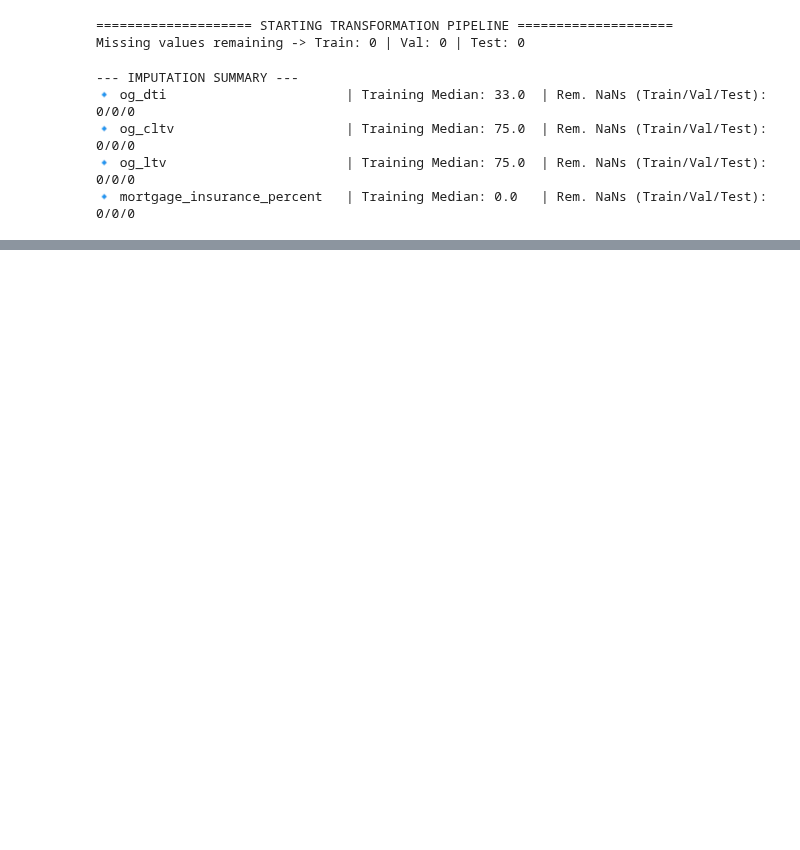
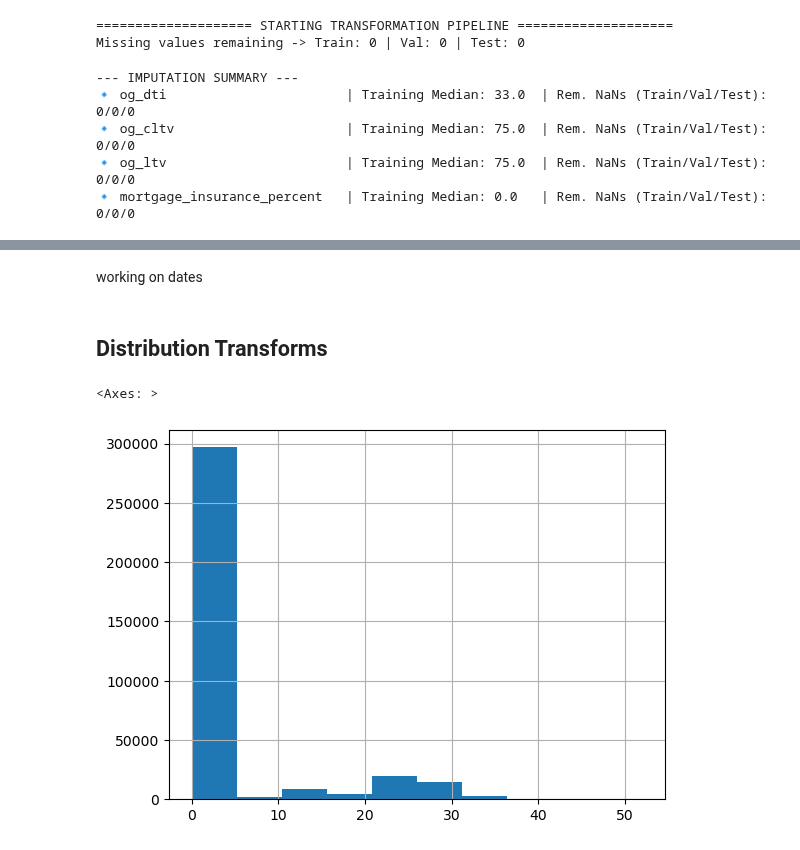
Before and after one commit to Niraj-Mhatre2003/Home_loan-Risk-Analytics, a Jupyter notebook: notebooks/03_feature_engineering.ipynb, the cells around one changed output, grey strips where cells are left out. Cells and saved outputs as stored; diff of their text form; code cells hidden in the pictures; blank space fills up the shorter version.

```diff
--- a/notebooks/03_feature_engineering.ipynb
+++ b/notebooks/03_feature_engineering.ipynb
@@ -185,0 +677,32 @@ MemoryError: Unable to allocate 252. MiB for an array with shape (33058391, 1) a
+# %%
+from sklearn.preprocessing import RobustScaler
+
+num_cols = [
+    "cred_score",
+    "mortgage_insurance_percent",
+    "unit_no",
+    "og_cltv",
+    "og_dti",
+    "og_upb",
+    "og_ltv",
+    "og_int_rate",
+    "og_loan_term",
+    "no_of_borrowers",
+    "MSA_freq"
+]
+
+scaler = RobustScaler()
+
+train_df[num_cols] = scaler.fit_transform(
+    train_df[num_cols]
+)
+
+val_df[num_cols] = scaler.transform(
+    val_df[num_cols]
+)
+
+test_df[num_cols] = scaler.transform(
+    test_df[num_cols]
+)
+# %% [markdown]
+working on dates
@@ -185,0 +726,7 @@ MemoryError: Unable to allocate 252. MiB for an array with shape (33058391, 1) a
+# %% [markdown]
+## Distribution Transforms
+# %%
+train_df["mortgage_insurance_percent"].hist()
+# %% [output]
+<Axes: >
+[figure, added]
```
Also changed, not shown: parts of 107 cells of this notebook.
